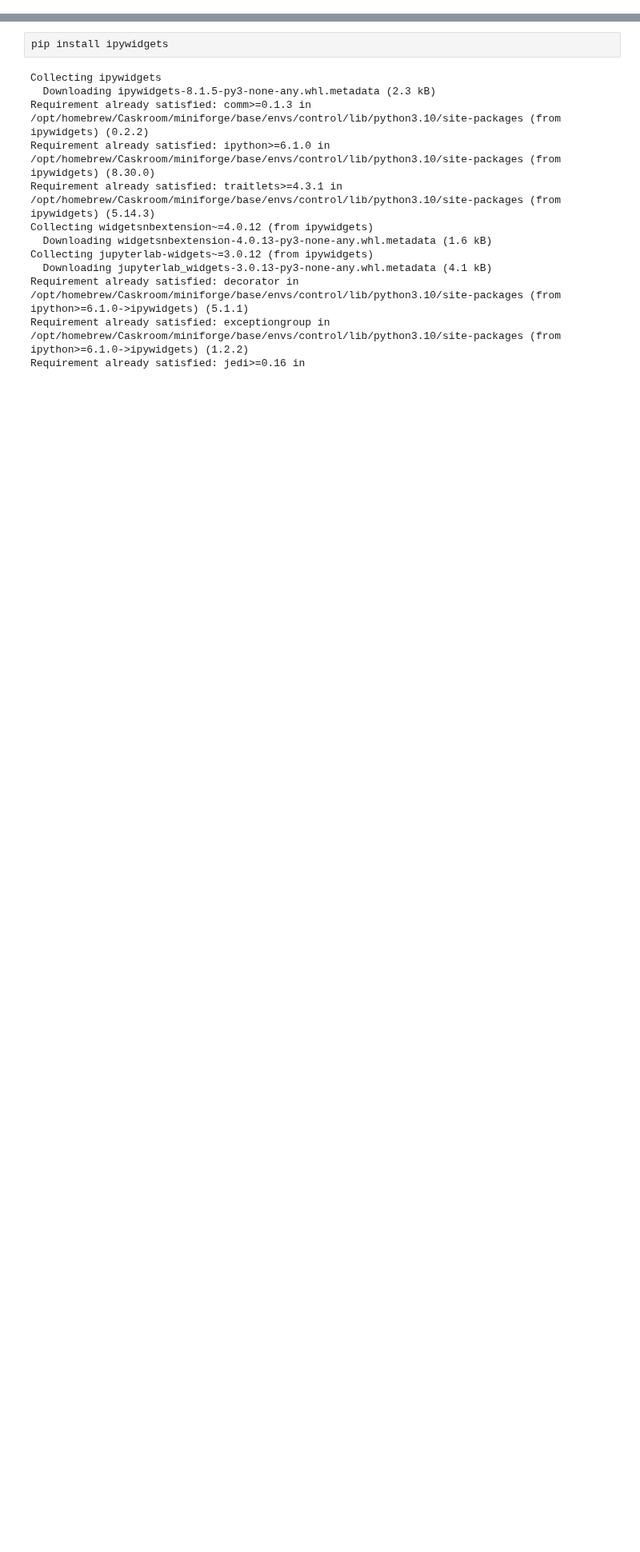
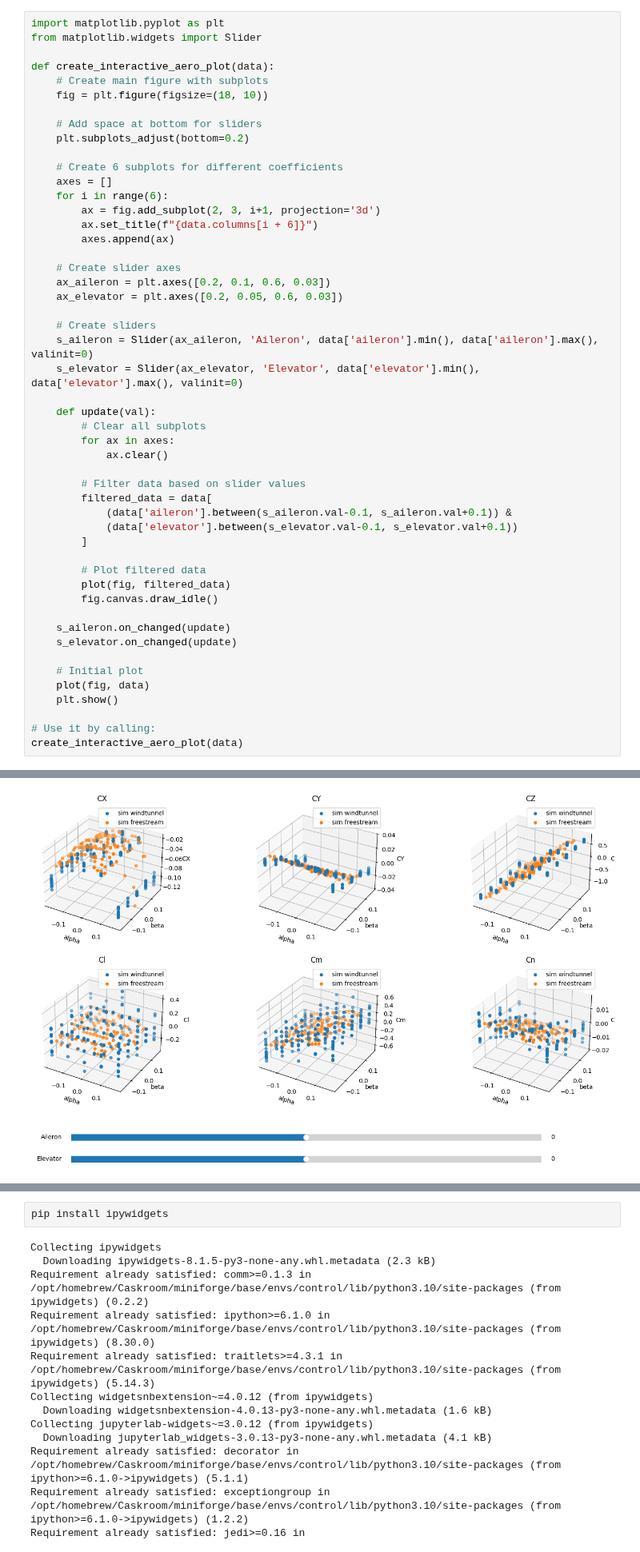
Before and after one commit to wgrosche/AIrcraft, a Jupyter notebook: src/test_dynamics.ipynb, the cells around one changed output, grey strips where cells are left out. Shown at 80% size. Saved outputs shown, nothing was run; the diff lists cells and outputs as text; blank space fills up the shorter version.

```diff
--- a/src/test_dynamics.ipynb
+++ b/src/test_dynamics.ipynb
@@ -0,0 +546,51 @@
+# %%
+import matplotlib.pyplot as plt
+from matplotlib.widgets import Slider
+
+def create_interactive_aero_plot(data):
+    # Create main figure with subplots
+    fig = plt.figure(figsize=(18, 10))
+
+    # Add space at bottom for sliders
+    plt.subplots_adjust(bottom=0.2)
+
+    # Create 6 subplots for different coefficients
+    axes = []
+    for i in range(6):
+        ax = fig.add_subplot(2, 3, i+1, projection='3d')
+        ax.set_title(f"{data.columns[i + 6]}")
+        axes.append(ax)
+
+    # Create slider axes
+    ax_aileron = plt.axes([0.2, 0.1, 0.6, 0.03])
+    ax_elevator = plt.axes([0.2, 0.05, 0.6, 0.03])
+
+    # Create sliders
+    s_aileron = Slider(ax_aileron, 'Aileron', data['aileron'].min(), data['aileron'].max(), valinit=0)
+    s_elevator = Slider(ax_elevator, 'Elevator', data['elevator'].min(), data['elevator'].max(), valinit=0)
+
+    def update(val):
+        # Clear all subplots
+        for ax in axes:
+            ax.clear()
+
+        # Filter data based on slider values
+        filtered_data = data[
+            (data['aileron'].between(s_aileron.val-0.1, s_aileron.val+0.1)) &
+            (data['elevator'].between(s_elevator.val-0.1, s_elevator.val+0.1))
+        ]
+
+        # Plot filtered data
+        plot(fig, filtered_data)
+        fig.canvas.draw_idle()
+
+    s_aileron.on_changed(update)
+    s_elevator.on_changed(update)
+
+    # Initial plot
+    plot(fig, data)
+    plt.show()
+
+# Use it by calling:
+create_interactive_aero_plot(data)
+# %% [output]
@@ -0,0 +598 @@
+[figure, added]
```
Also changed, not shown: parts of 4 cells of this notebook, 8 other files.
